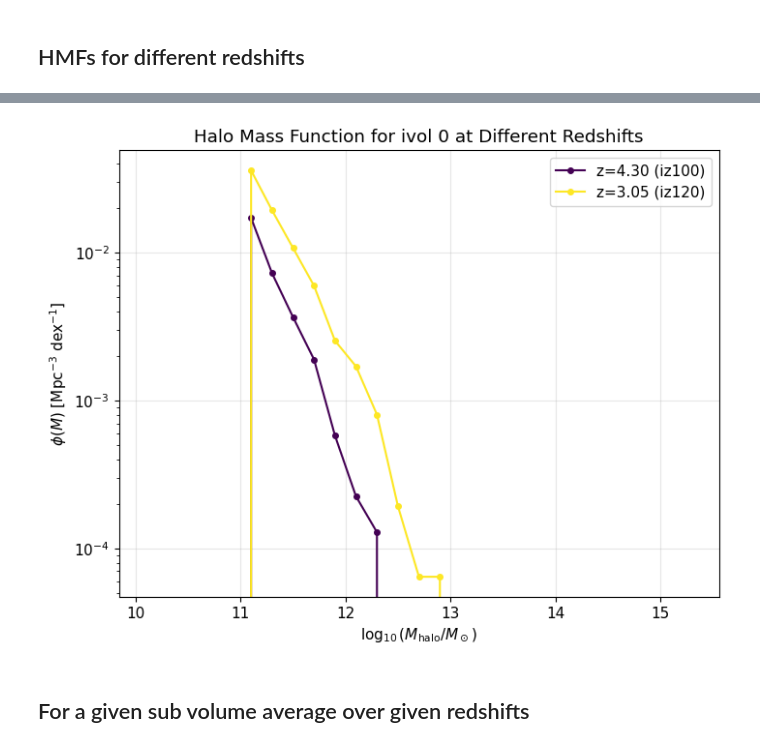
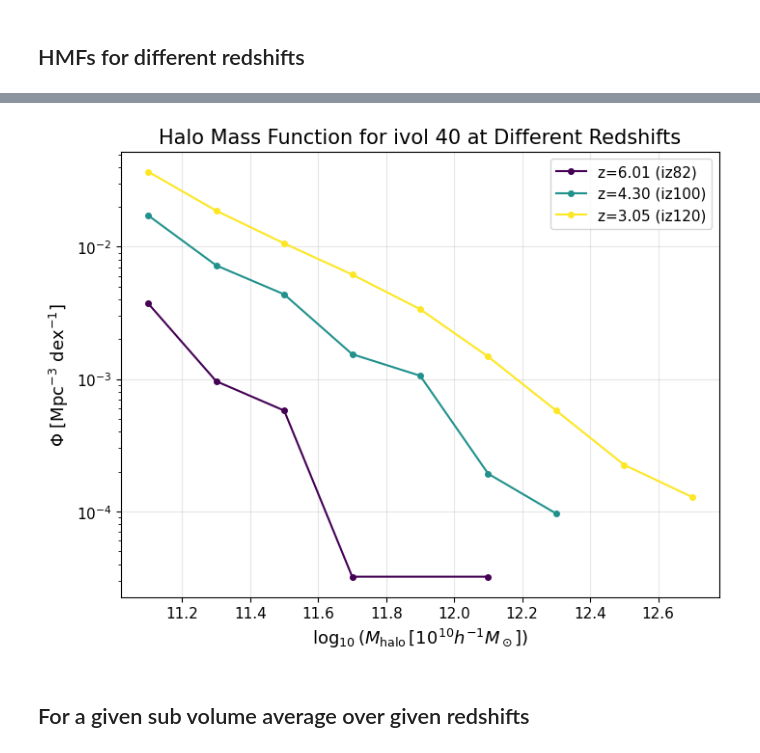
Before and after one commit to OscarHickman/galform_analysis, a Jupyter notebook: examples/mass_functions/hmf.ipynb, the cells around one changed output, grey strips where cells are left out. Saved outputs shown, nothing was run; the diff lists cells and outputs as text; code cells hidden in the pictures.

```diff
--- a/examples/mass_functions/hmf.ipynb
+++ b/examples/mass_functions/hmf.ipynb
@@ -151,35 +58,16 @@ Volume: V = 1.56e+05 (Mpc/h)^3
 # %% [markdown]
 ## HMFs for different redshifts
 # %%
-# Set lower mass limit for this analysis
 halo_mass_lower_limit = 1e11
 
-example_ivol = 0
-iz_nums = [82, 100, 120]  # subset for faster testing
+example_ivol = 40
+iz_nums = [82, 100, 120]
 
-print(f"Computing HMF for ivol={example_ivol} at {len(iz_nums)} redshifts")
-
-# Collect results for each redshift
-df, results_by_z = hmfs_given_redshifts_and_subvolume(
+fig, ax, df, results_by_z = plot_hmf_multiple_redshifts(
+    base_dir,
     example_ivol,
     iz_nums,
-    base_dir=base_dir,
     halo_mass_lower_limit=halo_mass_lower_limit,
-    )
-
-# Plot each redshift separately on same axes
-fig, ax = plt.subplots(figsize=(8,6))
-colors = plt.cm.viridis(np.linspace(0, 1, len(results_by_z)))
-
-for res, color in zip(results_by_z, colors):
-    label = f"z={res['z']:.2f} ({res['iz']})"
-    ax.plot(res['centers'], res['phi'], 'o-', label=label, color=color, markersize=4)
-
-ax.set_yscale('log')
-ax.set_xlabel(r'$\log_{10}(M_{\rm halo}/M_\odot)$')
-ax.set_ylabel(r'$\phi(M)$ [Mpc$^{-3}$ dex$^{-1}$]')
-ax.set_title(f'Halo Mass Function for ivol {example_ivol} at Different Redshifts')
-ax.legend()
-ax.grid(True, alpha=0.3)
-plt.show()
+    figsize=(8, 6)
+)
 # %% [output]
@@ -188,4 +75,4 @@ Successfully loaded 2 snapshots
-[figure, old version]
+[figure, new version]
 # %% [markdown]
 ## For a given sub volume average over given redshifts
 # %%
```
Also changed, not shown: parts of 5 cells of this notebook, 13 other files.
